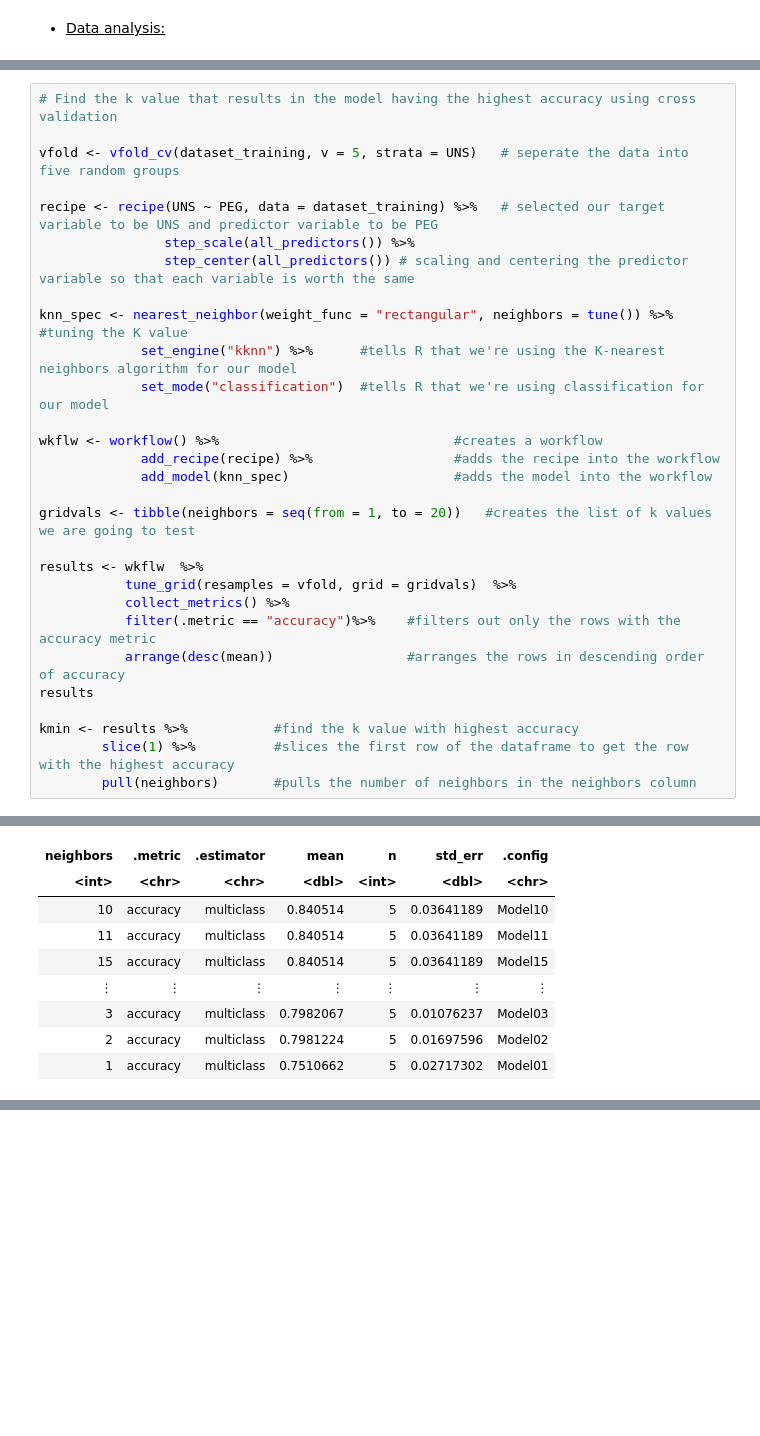
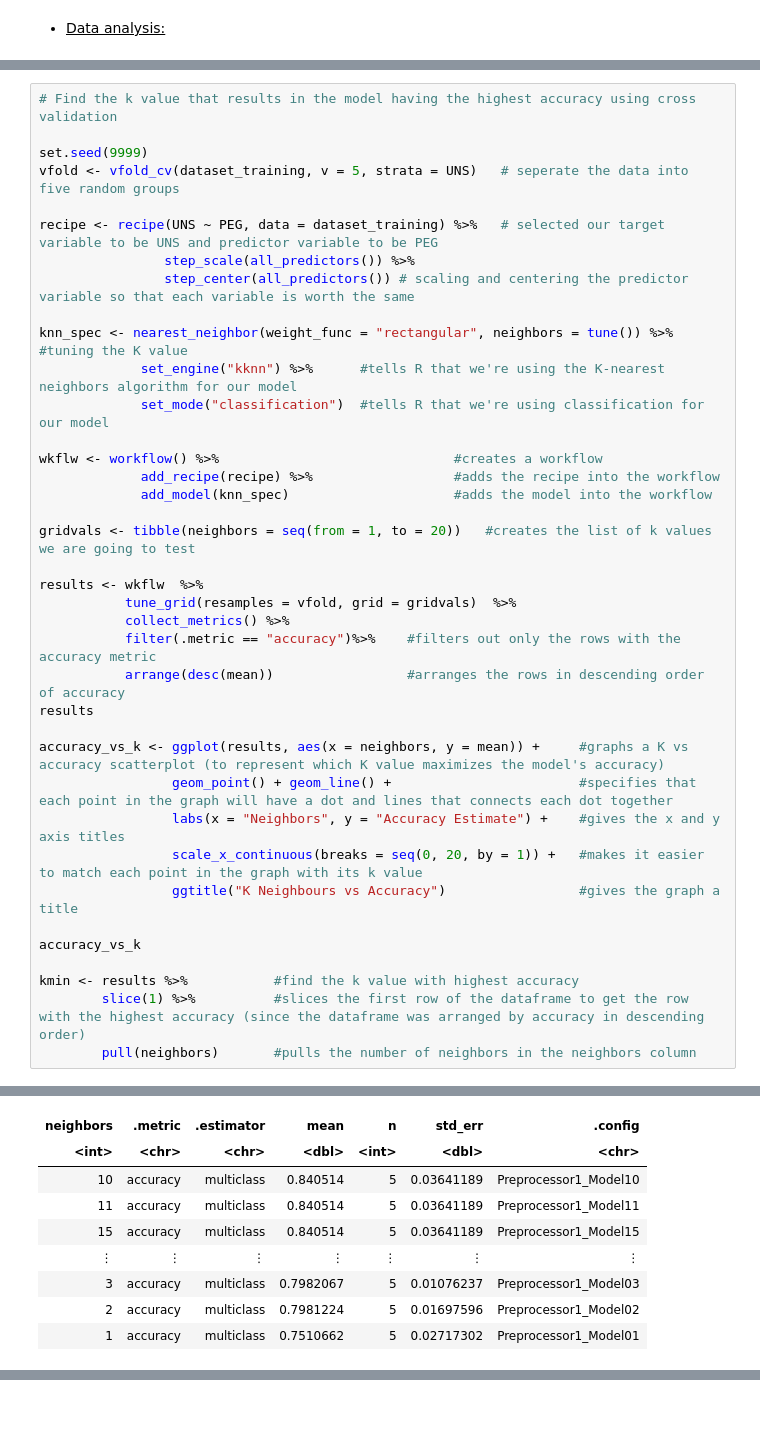
Before and after one commit to pgbenng/DSCI-Group-38-Project, a Jupyter notebook: proposal.ipynb, the cells around one changed output, grey strips where cells are left out. Cells and saved outputs as stored; diff of their text form; blank space fills up the shorter version.

```diff
--- a/proposal.ipynb
+++ b/proposal.ipynb
@@ -238,40 +237,49 @@ We used cross validation to find the k value which gives us the highest accuracy
 # %%
 # Find the k value that results in the model having the highest accuracy using cross validation
 
+set.seed(9999)
 vfold <- vfold_cv(dataset_training, v = 5, strata = UNS)   # seperate the data into five random groups
 
 recipe <- recipe(UNS ~ PEG, data = dataset_training) %>%   # selected our target variable to be UNS and predictor variable to be PEG
                 step_scale(all_predictors()) %>%
                 step_center(all_predictors()) # scaling and centering the predictor variable so that each variable is worth the same
 
 knn_spec <- nearest_neighbor(weight_func = "rectangular", neighbors = tune()) %>%  #tuning the K value
              set_engine("kknn") %>%      #tells R that we're using the K-nearest neighbors algorithm for our model
              set_mode("classification")  #tells R that we're using classification for our model
 
 wkflw <- workflow() %>%                              #creates a workflow
              add_recipe(recipe) %>%                  #adds the recipe into the workflow
              add_model(knn_spec)                     #adds the model into the workflow
 
 gridvals <- tibble(neighbors = seq(from = 1, to = 20))   #creates the list of k values we are going to test
 
 results <- wkflw  %>%
            tune_grid(resamples = vfold, grid = gridvals)  %>%
            collect_metrics() %>%
            filter(.metric == "accuracy")%>%    #filters out only the rows with the accuracy metric
            arrange(desc(mean))                 #arranges the rows in descending order of accuracy
 results
 
+accuracy_vs_k <- ggplot(results, aes(x = neighbors, y = mean)) +     #graphs a K vs accuracy scatterplot (to represent which K value maximizes the model's accuracy)
+                 geom_point() + geom_line() +                        #specifies that each point in the graph will have a dot and lines that connects each dot together
+                 labs(x = "Neighbors", y = "Accuracy Estimate") +    #gives the x and y axis titles
+                 scale_x_continuous(breaks = seq(0, 20, by = 1)) +   #makes it easier to match each point in the graph with its k value
+                 ggtitle("K Neighbours vs Accuracy")                 #gives the graph a title
+
+accuracy_vs_k
+
 kmin <- results %>%           #find the k value with highest accuracy
-        slice(1) %>%          #slices the first row of the dataframe to get the row with the highest accuracy
+        slice(1) %>%          #slices the first row of the dataframe to get the row with the highest accuracy (since the dataframe was arranged by accuracy in descending order)
         pull(neighbors)       #pulls the number of neighbors in the neighbors column
 # %% [output]
 A tibble: 20 × 7
 | neighbors | .metric | .estimator | mean | n | std_err | .config |
 | <int> | <chr> | <chr> | <dbl> | <int> | <dbl> | <chr> |
-| 10 | accuracy | multiclass | 0.840514 | 5 | 0.03641189 | Model10 |
-| 11 | accuracy | multiclass | 0.840514 | 5 | 0.03641189 | Model11 |
-| 15 | accuracy | multiclass | 0.840514 | 5 | 0.03641189 | Model15 |
+| 10 | accuracy | multiclass | 0.840514 | 5 | 0.03641189 | Preprocessor1_Model10 |
+| 11 | accuracy | multiclass | 0.840514 | 5 | 0.03641189 | Preprocessor1_Model11 |
+| 15 | accuracy | multiclass | 0.840514 | 5 | 0.03641189 | Preprocessor1_Model15 |
 | ⋮ | ⋮ | ⋮ | ⋮ | ⋮ | ⋮ | ⋮ |
-| 3 | accuracy | multiclass | 0.7982067 | 5 | 0.01076237 | Model03 |
-| 2 | accuracy | multiclass | 0.7981224 | 5 | 0.01697596 | Model02 |
-| 1 | accuracy | multiclass | 0.7510662 | 5 | 0.02717302 | Model01 |
+| 3 | accuracy | multiclass | 0.7982067 | 5 | 0.01076237 | Preprocessor1_Model03 |
+| 2 | accuracy | multiclass | 0.7981224 | 5 | 0.01697596 | Preprocessor1_Model02 |
+| 1 | accuracy | multiclass | 0.7510662 | 5 | 0.02717302 | Preprocessor1_Model01 |
```
Also changed, not shown: parts of 42 cells of this notebook.
